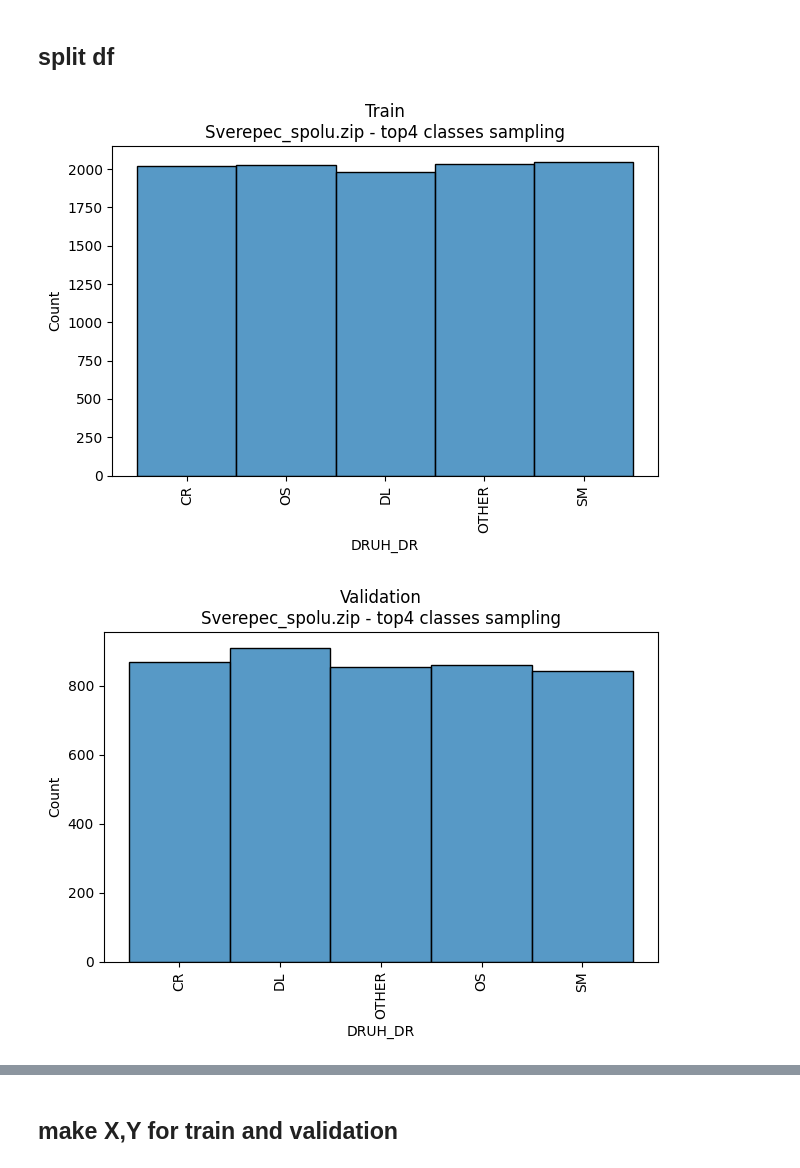
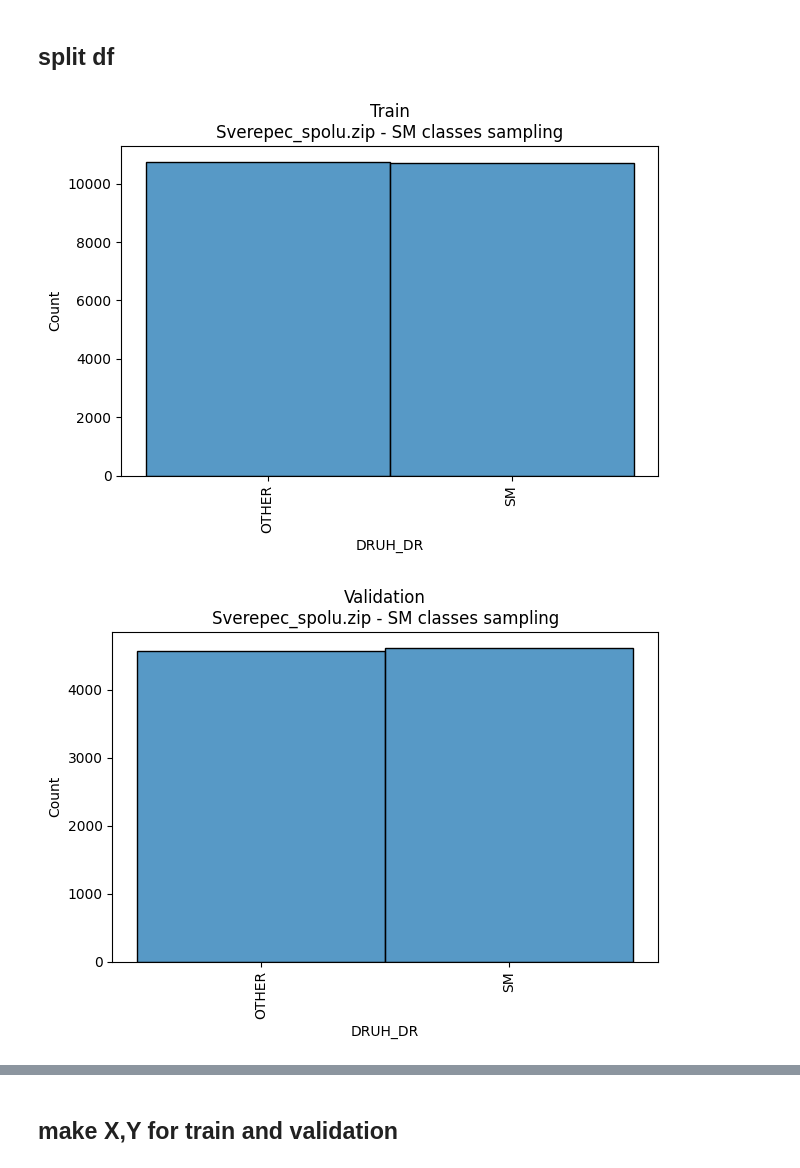
Before and after one commit to IISAS/nvflare-hysped, a Jupyter notebook: volumes/dev/tf/notebooks/data_preprocessing.ipynb, the cells around one changed output, grey strips where cells are left out. Saved outputs shown, nothing was run; the diff lists cells and outputs as text; code cells hidden in the pictures.

```diff
--- a/volumes/dev/tf/notebooks/data_preprocessing.ipynb
+++ b/volumes/dev/tf/notebooks/data_preprocessing.ipynb
@@ -96,7 +108,8 @@ def sample_data(
     classes: list = [],
     dedup: bool = True,
     class_column: str = cfg['class_column'],
-    common_class_name: str = cfg['common_class_name']
+    common_class_name: str = cfg['common_class_name'],
+    **args
 ) -> pd.DataFrame:
 
     df = df.copy(deep=True)
@@ -112,12 +125,12 @@ def sample_data(
 
     # select all classes by default
     selected_classes = df_hist.index.values
-    if topn_classes > 0:
+    if classes is not None and len(classes) > 0:
+        # select specific classes
+        selected_classes = classes
+    elif topn_classes > 0:
         # select the most frequent classes
         selected_classes = df_hist.head(topn_classes).index.values
-    elif classes is not None and len(classes) > 0:
-        # select specific classes
-        selected_classes = classes
     logger.debug('selected_classes: %s' % str(selected_classes))
 
     # set the rest of the classes to common class
@@ -159,7 +172,8 @@ def plot_band_characteristics(df, filename=None, fileformat='pdf', cmap=matplotl
         gg = g.map(sns.kdeplot, col[1], label=col[1], warn_singular=False, color=rgba)
         gg.set_axis_labels(x_var='')
     # g.add_legend()
-    plt.savefig(os.path.join(cfg['data_dir_out'], filename), format=fileformat)
+    if filename is not None:
+        plt.savefig(os.path.join(cfg['data_dir_out'], filename), format=fileformat)
     plt.show()
 
 def plot_hist(df: pd.DataFrame, col_name='DRUH_DR', stat='count', title=None, filename=None, fileformat='pdf'):
@@ -172,6 +186,26 @@ def plot_hist(df: pd.DataFrame, col_name='DRUH_DR', stat='count', title=None, fi
     if filename is not None:
         plt.savefig(os.path.join(cfg['data_dir_out'], filename), format=fileformat)
     plt.show()
+
+def plot_wavelengths(df, title=None, filename=None, fileformat='pdf', normalize=False):
+    df_wavelengths = df.groupby(cfg['class_column']).mean(numeric_only=True)
+    df_wavelengths = df_wavelengths.sort_values(by=cfg['class_column'], key=lambda col: col.str.lower())
+    if normalize:
+        scaler = sklearn.preprocessing.MinMaxScaler()
+        df_wavelengths[df_wavelengths.columns] = scaler.fit_transform(df_wavelengths.T.values).T
+    g = sns.lineplot(df_wavelengths.T, dashes=False, lw=1)
+    g.set(xticklabels=[])
+    plt.ylabel('mean reflectance')
+    plt.xlabel('measured points')
+    if title is not None:
+        if normalize:
+            title = '%s\nnormalized' % title
+        plt.title(title)
+    if filename is not None:
+        if normalize:
+            filename = re.sub(r'(\.[^.]+$)', r'-normalized\1', filename)
+        plt.savefig(os.path.join(cfg['data_dir_out'], filename), format=fileformat)
+    plt.show()
 # %% [markdown]
 ## Load
 # %%
@@ -222,12 +256,12 @@ Data statistics:
 ## Data sampling
 # %%
 df_sampled = None
+dataset_name = ''
 if cfg['data_sampling']:
-    # df_sampled = sample_data(df, classes=['CR', 'DL'])
-    df_sampled = sample_data(df, topn_classes=cfg['topn_classes'])
+    df_sampled = sample_data(df, **cfg)
 
 if df_sampled is not None:
-    plot_hist(df_sampled, title='%s - top%d classes sampling' % (cfg['data'], cfg['topn_classes']), filename='hist_%s-top%d.pdf' % (cfg['data'], cfg['topn_classes']), fileformat='pdf')
+    plot_hist(df_sampled, title='%s - %s classes sampling' % (cfg['data'], cfg['dataset_label']), filename='hist_%s-%s.pdf' % (cfg['data'], cfg['dataset_label']), fileformat='pdf')
     # plot_band_characteristics(df_sampled)
     df.describe() - df_sampled.describe()
 # %% [output]
@@ -256,12 +290,12 @@ Name: DRUH_DR, dtype: int64
 # %%
 df_train, df_val = split_df(
     df_sampled if df_sampled is not None else df,
     frac=cfg['train_val_frac']
 )
 
-plot_hist(df_train, title='Train\n%s - top%d classes sampling' % (cfg['data'], cfg['topn_classes']), filename='hist_%s-top%d-train-%.1f.pdf' % (cfg['data'], cfg['topn_classes'], cfg['train_val_frac']), fileformat='pdf')
-plot_hist(df_val, title='Validation\n%s - top%d classes sampling' % (cfg['data'], cfg['topn_classes']), filename='hist_%s-top%d-validation-%.1f.pdf' % (cfg['data'], cfg['topn_classes'], 1.0 - cfg['train_val_frac']), fileformat='pdf')
+plot_hist(df_train, title='Train\n%s - %s classes sampling' % (cfg['data'], cfg['dataset_label']), filename='hist_%s-%s-train-%.1f.pdf' % (cfg['data'], cfg['dataset_label'], cfg['train_val_frac']), fileformat='pdf')
+plot_hist(df_val, title='Validation\n%s - %s classes sampling' % (cfg['data'], cfg['dataset_label']), filename='hist_%s-%s-validation-%.1f.pdf' % (cfg['data'], cfg['dataset_label'], 1.0 - cfg['train_val_frac']), fileformat='pdf')
 # %% [output]
-[figure, old version]
+[figure, new version]
-[figure, old version]
+[figure, new version]
 # %%
```
Also changed, not shown: parts of 7 cells of this notebook.
